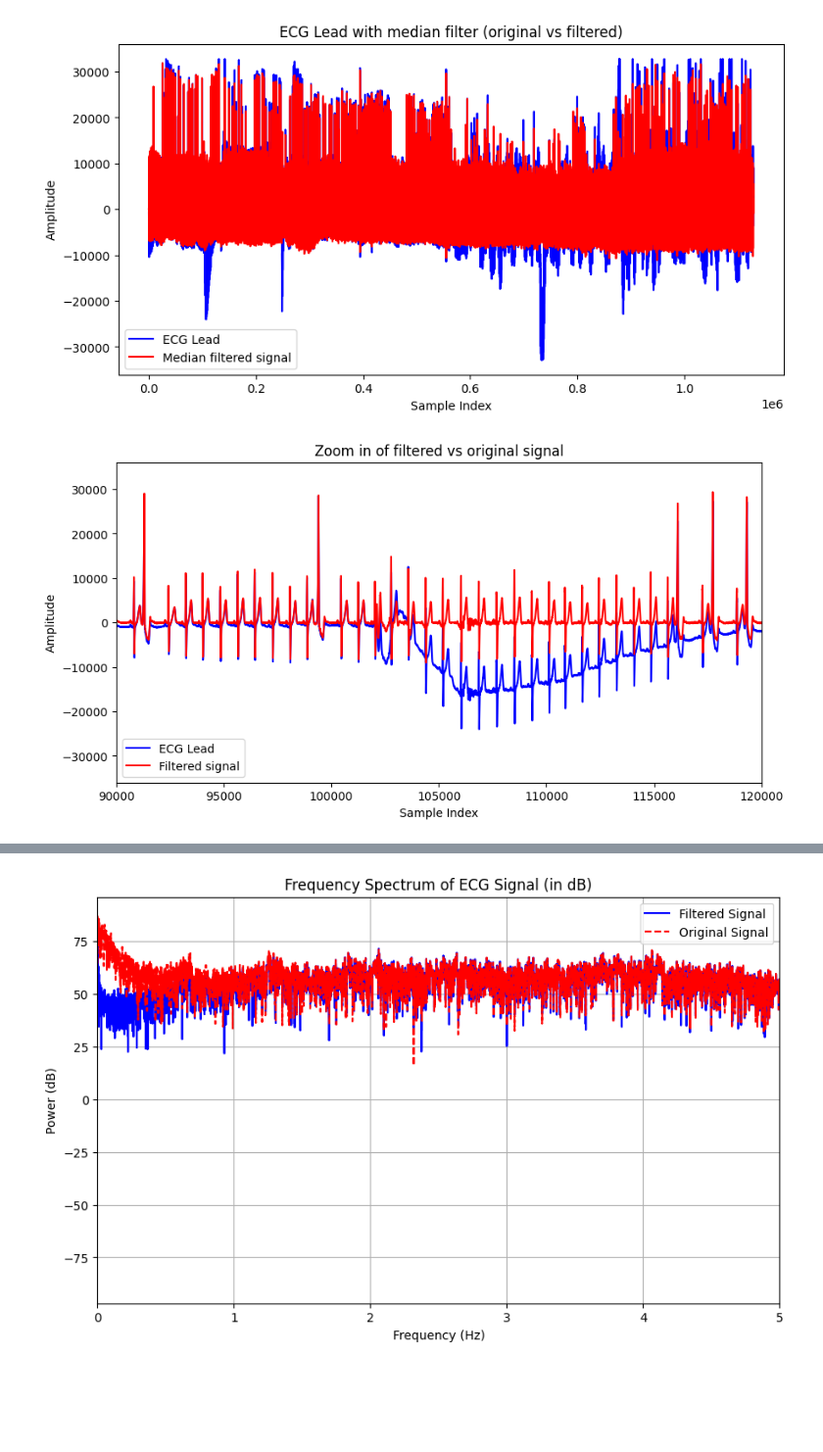
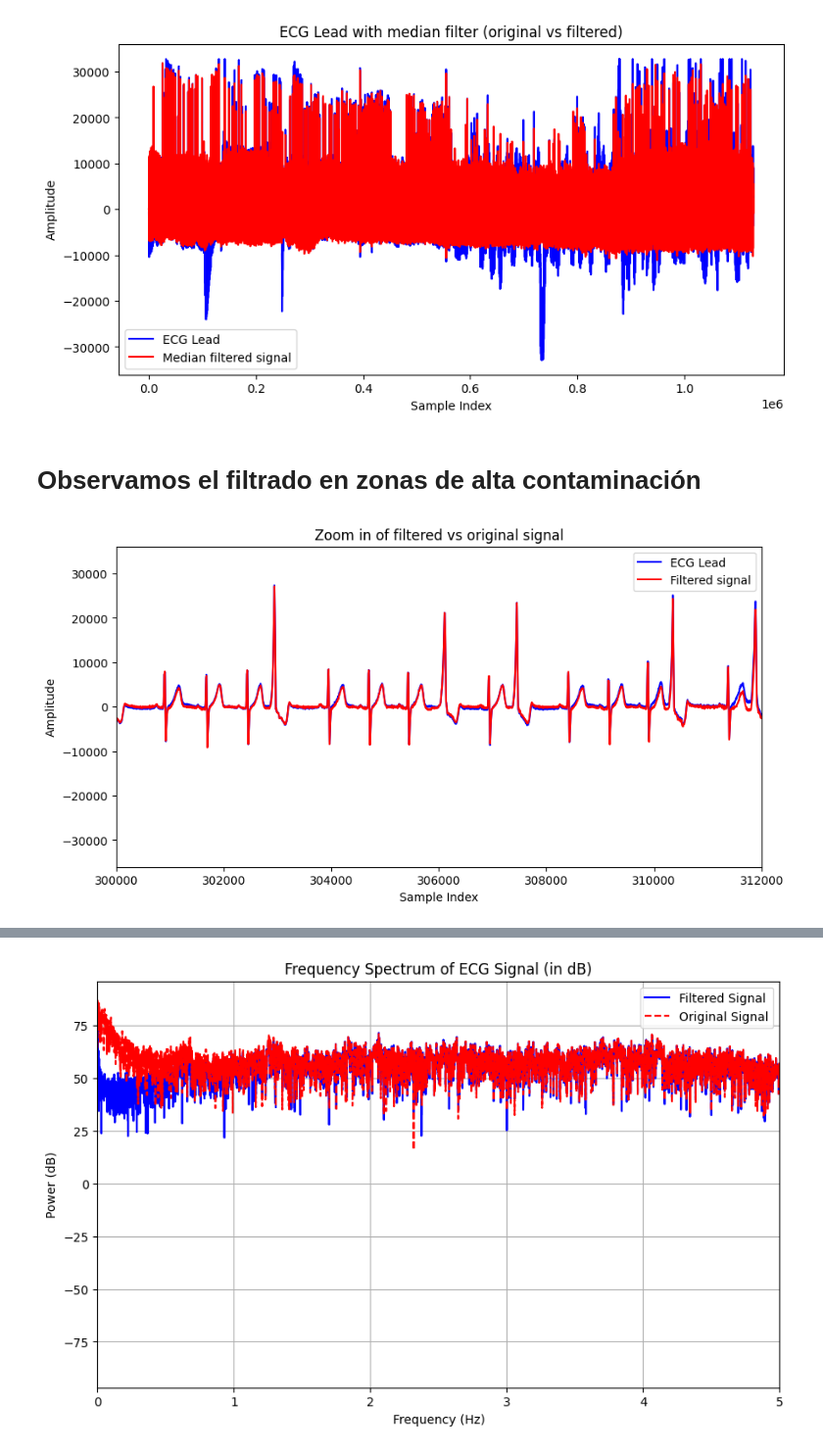
Before and after one commit to joacocibeira/PDS, a Jupyter notebook: tp_10/tp_10.ipynb, the cells around one changed output, grey strips where cells are left out. Shown at 98% size. Cells and saved outputs as stored; diff of their text form; code cells hidden in the pictures; blank space fills up the shorter version.

```diff
--- a/tp_10/tp_10.ipynb
+++ b/tp_10/tp_10.ipynb
@@ -198,15 +239,17 @@ plt.title("ECG Lead with median filter (original vs filtered)")
 plt.show()
 # %% [output]
 [figure]
+# %% [markdown]
+# Observamos el filtrado en zonas de alta contaminación
 # %%
 plt.figure(figsize=(10, 5))
 plt.plot(ecg_one_lead_10, label="ECG Lead", color="blue")
 plt.plot(filtered_signal_m, label="Filtered signal", color="red")
 plt.legend()
 plt.xlabel("Sample Index")
 plt.ylabel("Amplitude")
 plt.title("Zoom in of filtered vs original signal")
-plt.xlim(90000,120000 )
+plt.xlim(300000,312000)
 plt.show()
 # %% [output]
-[figure, old version]
+[figure, new version]
```
Also changed, not shown: parts of 12 cells of this notebook.
